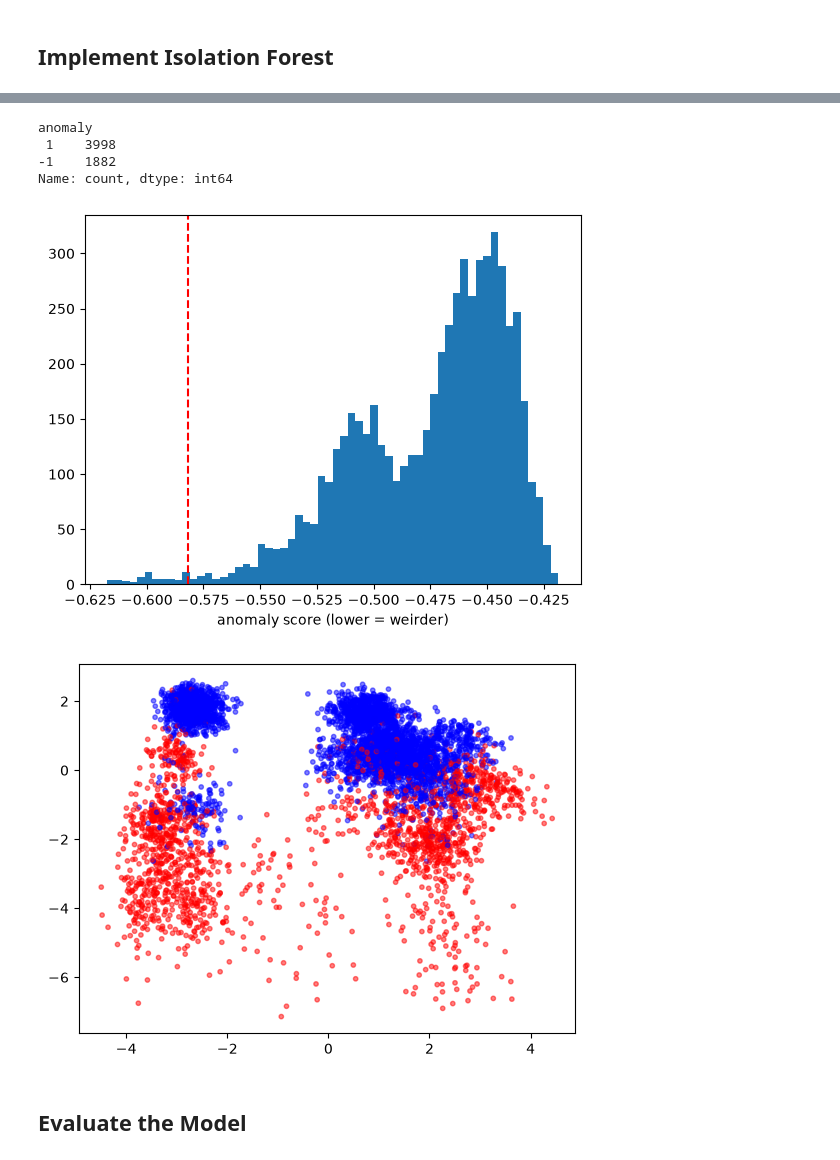
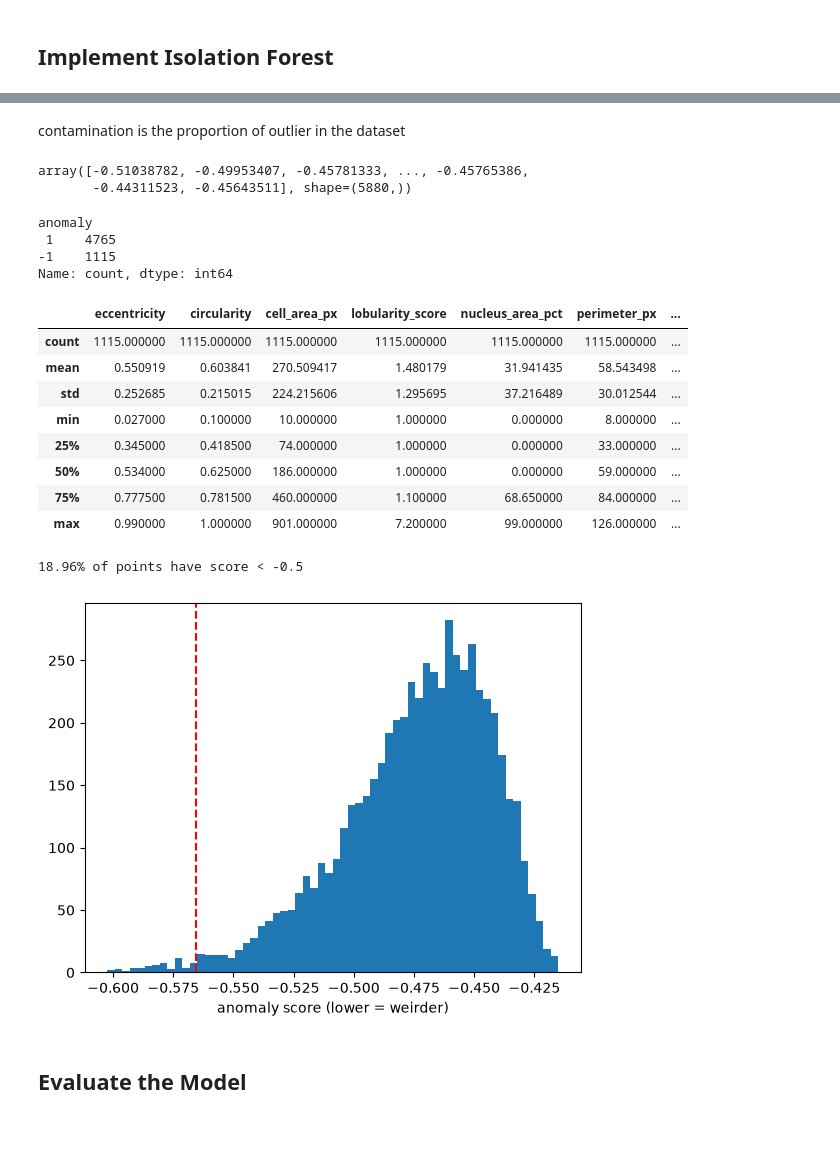
Before and after one commit to Aakashdeepsangwan/Machine-Learning, a Jupyter notebook: Isolation_Forest/X_selected.ipynb, the cells around one changed output, grey strips where cells are left out. Saved outputs shown, nothing was run; the diff lists cells and outputs as text; code cells hidden in the pictures; blank space fills up the shorter version.

Commit message:
Isolation_Forest

```diff
--- a/Isolation_Forest/X_selected.ipynb
+++ b/Isolation_Forest/X_selected.ipynb
@@ -43,7 +44,7 @@ dtype: object
 # %%
 from sklearn.ensemble import IsolationForest
 # %%
-iso = IsolationForest(contamination=0.32, random_state= 42,n_estimators=200) # choose contamination by using mean = (sum of all anomaly values)/count, in case you already have anomaly_labels
+iso = IsolationForest(contamination='auto', random_state= 42,n_estimators=200) # choose contamination by using mean = (sum of all anomaly values)/count, in case you already have anomaly_labels
 y = df['anomaly_labels'].copy()
 X = df.drop(columns= 'anomaly_labels').copy()
 iso.fit(X)
@@ -52,9 +55,15 @@ IsolationForest(contamination=0.32, n_estimators=200, random_state=42)
+# %% [markdown]
+contamination is the proportion of outlier in the dataset
 # %%
 ### prediction results
 pred = iso.predict(X)
 # %%
 ### calculate anomaly score
 scores = iso.score_samples(X)
+scores
+# %% [output]
+array([-0.51038782, -0.49953407, -0.45781333, ..., -0.45765386,
+       -0.44311523, -0.45643511], shape=(5880,))
 # %%
 df['anomaly'] = pred
 df['anomaly_score'] = scores
@@ -62,25 +71,41 @@ df['anomaly_score'] = scores
 df['anomaly'].value_counts()
 # %% [output]
 anomaly
- 1    3998
--1    1882
+ 1    4765
+-1    1115
 Name: count, dtype: int64
+# %%
+df[df['anomaly'] == -1].describe()
+# %% [output]
+|  | eccentricity | circularity | cell_area_px | lobularity_score | nucleus_area_pct | perimeter_px | ... |
+| count | 1115.000000 | 1115.000000 | 1115.000000 | 1115.000000 | 1115.000000 | 1115.000000 | ... |
+| mean | 0.550919 | 0.603841 | 270.509417 | 1.480179 | 31.941435 | 58.543498 | ... |
+| std | 0.252685 | 0.215015 | 224.215606 | 1.295695 | 37.216489 | 30.012544 | ... |
+| min | 0.027000 | 0.100000 | 10.000000 | 1.000000 | 0.000000 | 8.000000 | ... |
+| 25% | 0.345000 | 0.418500 | 74.000000 | 1.000000 | 0.000000 | 33.000000 | ... |
+| 50% | 0.534000 | 0.625000 | 186.000000 | 1.000000 | 0.000000 | 59.000000 | ... |
+| 75% | 0.777500 | 0.781500 | 460.000000 | 1.100000 | 68.650000 | 84.000000 | ... |
+| max | 0.990000 | 1.000000 | 901.000000 | 7.200000 | 99.000000 | 126.000000 | ... |
+# %%
+pct_abnormal = (scores < -0.5).mean() * 100
+print(f"{pct_abnormal:.2f}% of points have score < -0.5")
+# %% [output]
+18.96% of points have score < -0.5
 # %%
 # a) score distribution — works for any number of features
 plt.hist(df['anomaly_score'], bins=60)
 plt.axvline(df['anomaly_score'].quantile(0.01), color='red', ls='--')
 plt.xlabel('anomaly score (lower = weirder)'); plt.show()
 
 
-# b) PCA projection for a faithful 2D picture
-from sklearn.decomposition import PCA
-from sklearn.preprocessing import StandardScaler
-coords = PCA(n_components=2).fit_transform(StandardScaler().fit_transform(X))
-plt.scatter(coords[:,0], coords[:,1],
-            c=df['anomaly'].map({1:'blue',-1:'red'}), alpha=0.5, s=10)
-plt.show()
+# # b) PCA projection for a faithful 2D picture
+# from sklearn.decomposition import PCA
+# from sklearn.preprocessing import StandardScaler
+# # coords = PCA(n_components=2).fit_transform(StandardScaler().fit_transform(X))
+# plt.scatter(coords[:,0], coords[:,1],
+#             c=df['anomaly'].map({1:'blue',-1:'red'}), alpha=0.5, s=10)
+# plt.show()
 # %% [output]
-[figure, old version]
+[figure, new version]
-[figure, removed]
 # %% [markdown]
 ## Evaluate the Model
```
Also changed, not shown: parts of 8 cells of this notebook, 2 other files.
